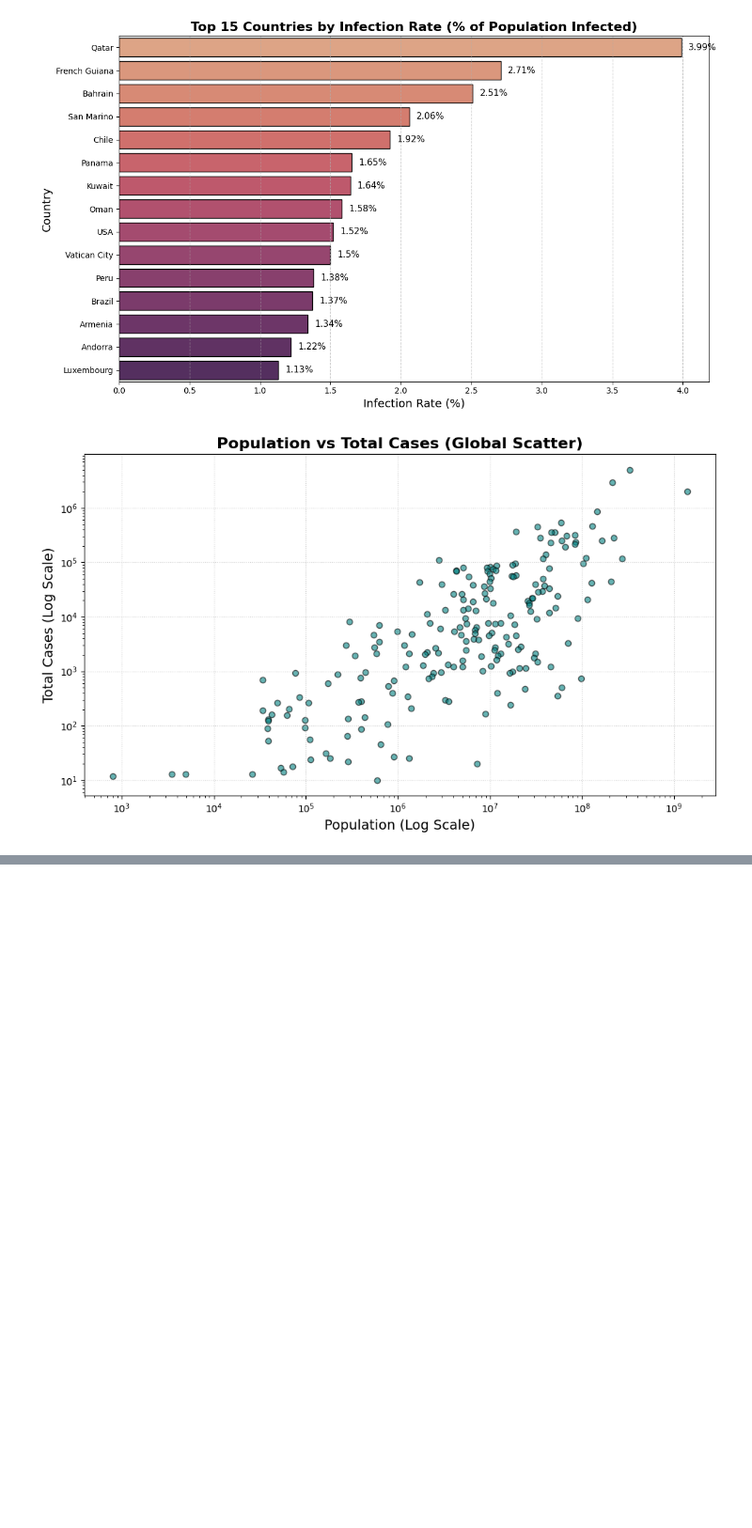
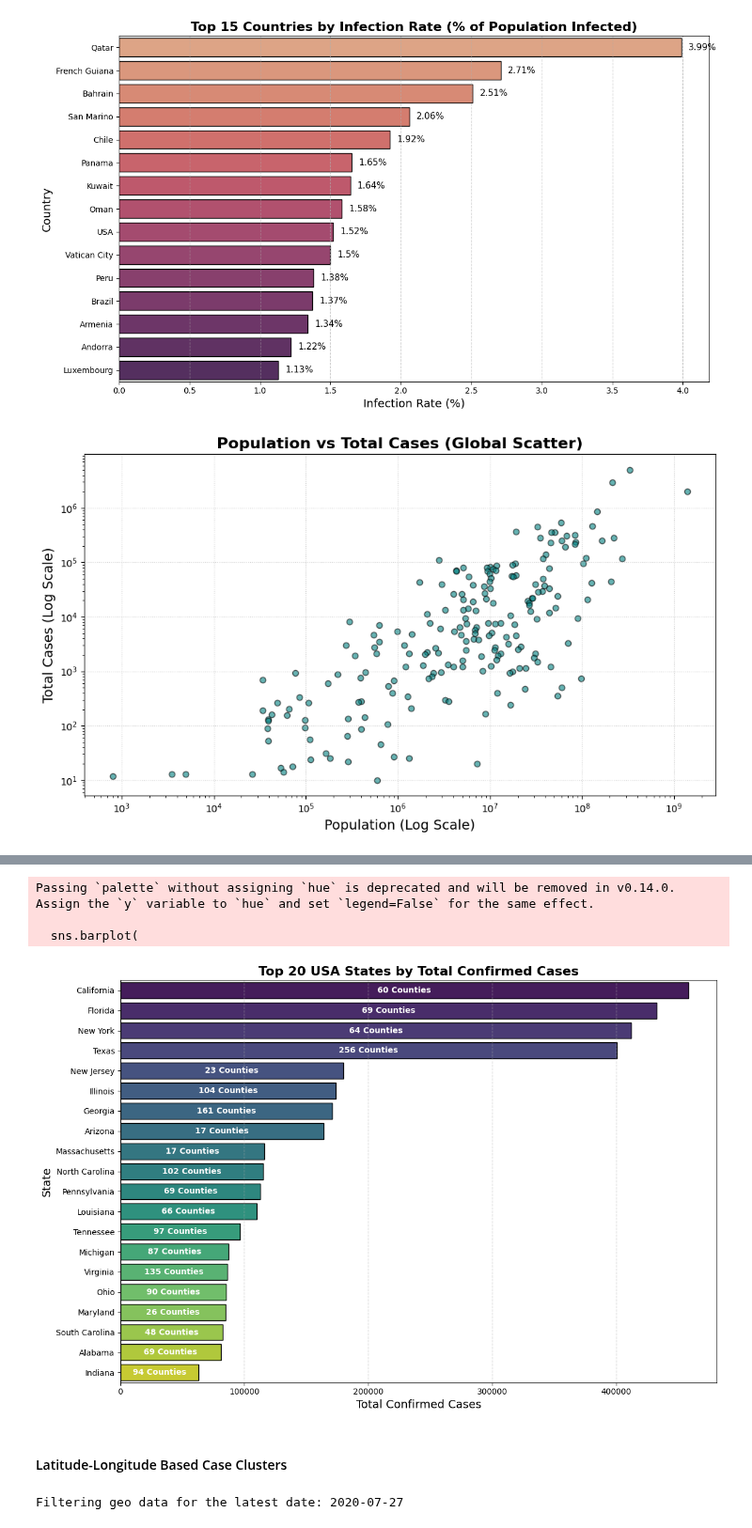
Before and after one commit to amitkr069/DataAnalysisCovid19, a Jupyter notebook: covid_analysis.ipynb, the cells around one changed output, grey strips where cells are left out. Shown at 94% size. Drawn from its saved outputs; the diff is of its cells as text; code cells hidden in the pictures; blank space fills up the shorter version.

```diff
--- a/covid_analysis.ipynb
+++ b/covid_analysis.ipynb
@@ -1019,0 +1026,4 @@ plt.show()
+# %%
+# Converting the 'Date' string  to an actual DateType so we can find the maximum/latest date
+df_usa_county = df_usa_county.withColumn("Date_Parsed", to_date(col("Date"), "M/d/yy"))
+latest_date_usa = df_usa_county.select(_max("Date_Parsed")).collect()[0][0]
@@ -1019,0 +1034,10 @@ plt.show()
+# %%
+# Filtering for the latest date, then Group by 'Province_State'
+state_distribution = (df_usa_county
+    .filter(col("Date_Parsed") == latest_date_usa)
+    .groupBy("Province_State")
+    .agg(
+        countDistinct("Admin2").alias("Number of Counties"),
+        _sum("Confirmed").alias("Total Confirmed Cases")
+    )
+    .orderBy(col("Total Confirmed Cases").desc()))
@@ -1019,0 +1066,2 @@ plt.show()
+# %%
+state_pd = state_distribution.limit(20).toPandas()
@@ -1019,0 +1088,39 @@ plt.show()
+# %%
+plt.figure(figsize=(12, 8))
+sns.barplot(
+    data=state_pd,
+    x="Total Confirmed Cases",
+    y="Province_State",
+    palette="viridis",
+    edgecolor="black"
+)
+
+# Formatting the chart
+plt.title("Top 20 USA States by Total Confirmed Cases", fontsize=16, fontweight='bold')
+plt.xlabel("Total Confirmed Cases", fontsize=14)
+plt.ylabel("State", fontsize=14)
+plt.ticklabel_format(style='plain', axis='x') # Disable scientific notation
+plt.grid(axis='x', linestyle='--', alpha=0.7)
+
+# Add the number of counties as a text label on the bars to satisfy the specific task requirement
+for index, row in state_pd.iterrows():
+    plt.text(
+        row["Total Confirmed Cases"] * 0.5, # Position text in the middle of the bar
+        index,
+        f'{row["Number of Counties"]} Counties',
+        color='white',
+        ha="center",
+        va="center",
+        fontsize=10,
+        fontweight='bold'
+    )
+
+plt.tight_layout()
+plt.show()
+# %% [output]
+Passing `palette` without assigning `hue` is deprecated and will be removed in v0.14.0. Assign the `y` variable to `hue` and set `legend=False` for the same effect.
+
+  sns.barplot(
+[figure, added]
+# %% [markdown]
+#### Latitude-Longitude Based Case Clusters
@@ -1019,0 +1131,6 @@ plt.show()
+# %%
+# Finding the latest date in the dataset to get the most recent cumulative case counts
+latest_date_geo = df_covid_clean.select(_max("Date")).collect()[0][0]
+print(f"Filtering geo data for the latest date: {latest_date_geo}")
+# %% [output]
+Filtering geo data for the latest date: 2020-07-27
```
Also changed, not shown: parts of 11 cells of this notebook.
